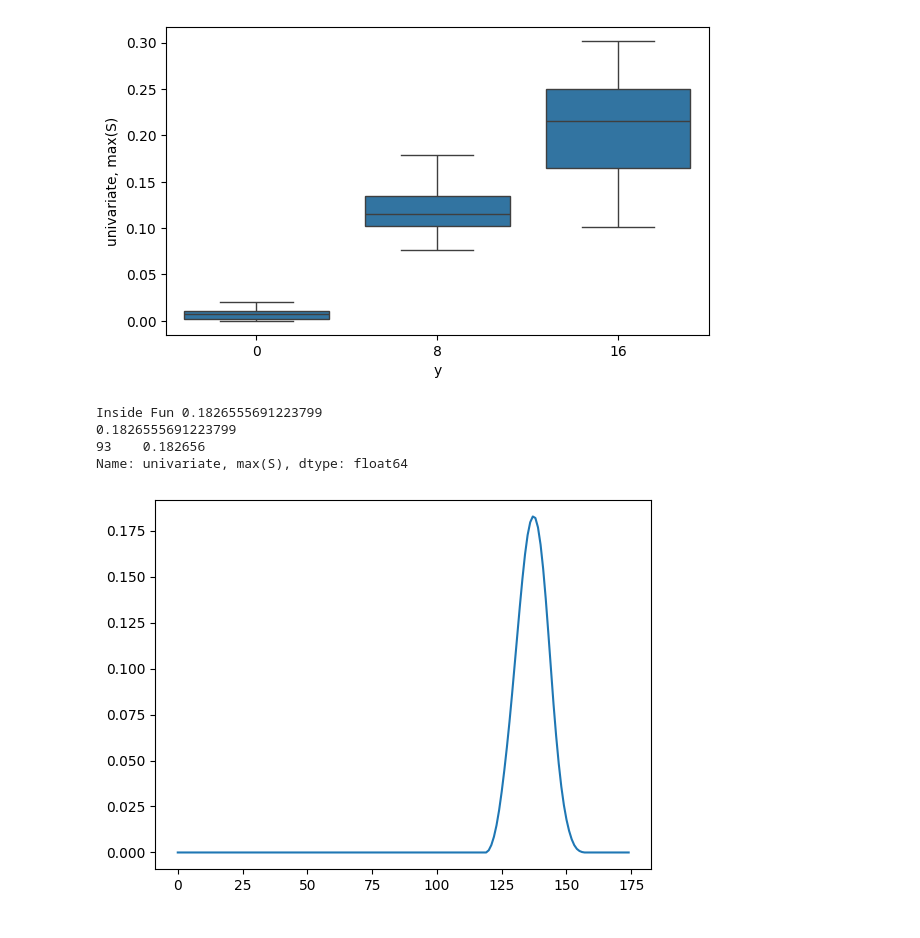
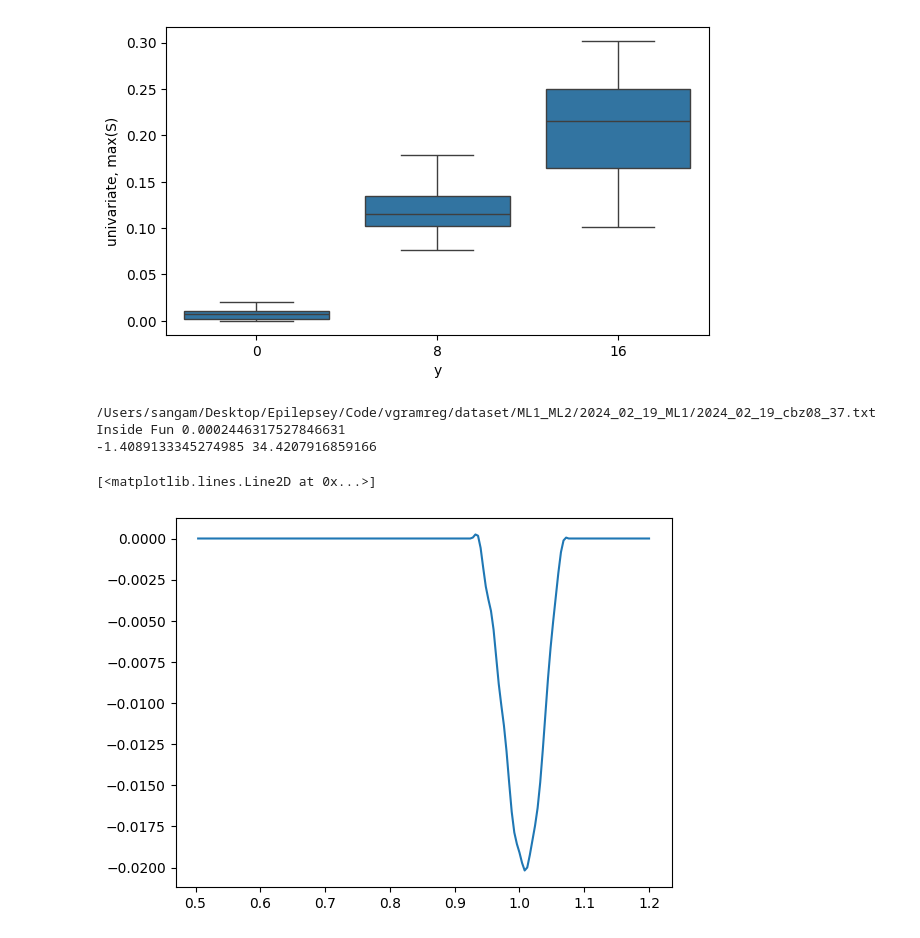
Before and after one commit to ramseylab/vgramreg, a Jupyter notebook: notebooks/outlier_finding.ipynb, the cells around one changed output. Cells and saved outputs as stored; diff of their text form; code cells hidden in the pictures.

```diff
--- a/notebooks/outlier_finding.ipynb
+++ b/notebooks/outlier_finding.ipynb
@@ -216,33 +100,37 @@ Con:16 Above_upper_bound: []  |  Lower_bound []
 Con:0 Above_upper_bound: []  |  Lower_bound []
 [figure]
 # %%
+from glob import glob
+import os
+
 do_log        = True
 recenter      = False
 smoothing_bw  = 0.006
 stiffness     = 0
 vcenter       = 1.04
 vwidth1       = 0.15
 
+file     = '2024_02_19_cbz08_37.txt'
+root_path     = os.path.realpath('../dataset')
+filename_path = [*glob(f'{root_path}/ML1_ML2/2024_02_19_ML1/*.txt'), *glob(f'{root_path}/ML1_ML2/2024_02_22_ML2/*.txt'), *glob(f'{root_path}/ML4/*.txt')]
 
-file     = '2024_02_22_cbz16_21.txt'
-filename = f'/Users/sangam/Desktop/Epilepsey/Code/vgramreg/dataset/ML1_ML2/2024_02_22_ML2/{file}'
 
+filename = [pathname for pathname in filename_path if (file in pathname)][0]
+
+print(filename)
 (peak_signal, peak_curvature, peak_v, df, vcenter, ph, signal_mean, signal_std,\
                 dS_dV_max_peak, dS_dV_min_peak, dS_dV_peak_diff, dS_dV_max_V, \
                 dS_dV_min_V, dS_dV_area) = v2signal_extra_features(filename,
                                                                     do_log,
                                                                     smoothing_bw,
                                                                     vcenter,
                                                                     vwidth1,
                                                                     stiffness)
-
-plt.plot(df['detilted'])
-ymaxidx = np.argmax(df["detilted"])
-print(df["detilted"][ymaxidx])
-print(ML2_X[ML2_X['filename']==file][feature])
+print(peak_signal, peak_curvature)
+plt.plot(df['V'], df['detilted'])
 # %% [output]
-Inside Fun 0.1826555691223799
-0.1826555691223799
-93    0.182656
-Name: univariate, max(S), dtype: float64
+/Users/sangam/Desktop/Epilepsey/Code/vgramreg/dataset/ML1_ML2/2024_02_19_ML1/2024_02_19_cbz08_37.txt
+Inside Fun 0.0002446317527846631
+-1.4089133345274985 34.4207916859166
+[<matplotlib.lines.Line2D at 0x...>]
-[figure, old version]
+[figure, new version]
```
Also changed, not shown: parts of 9 cells of this notebook, 1 other file.
